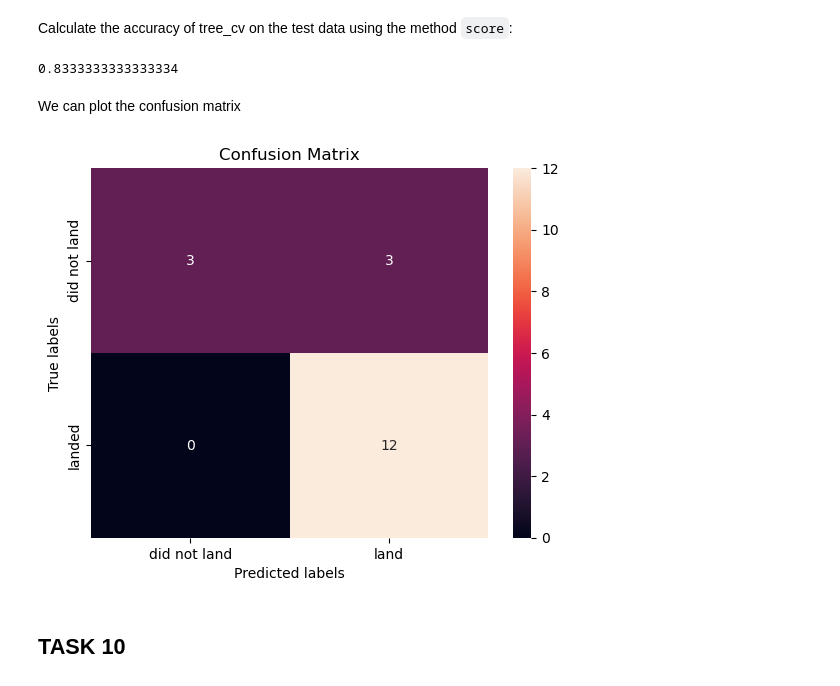
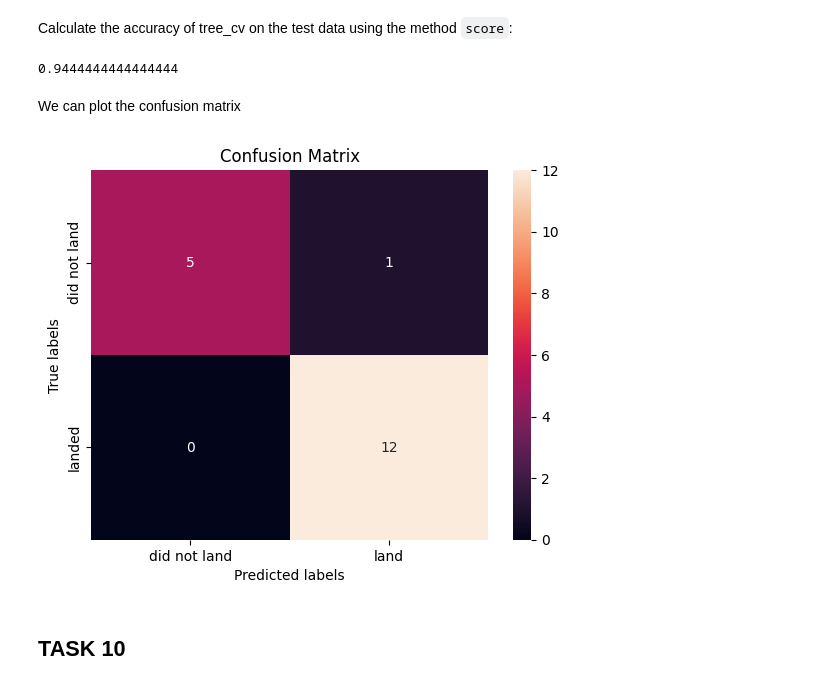
Before and after one commit to JPBergmann/IBM-DS-Capstone, a Jupyter notebook: 5_Predictive_Analysis_(Classification)/Predictive Analysis.ipynb, the cells around one changed output. Drawn from its saved outputs; the diff is of its cells as text; code cells hidden in the pictures.

```diff
--- a/5_Predictive_Analysis_(Classification)/Predictive Analysis.ipynb
+++ b/5_Predictive_Analysis_(Classification)/Predictive Analysis.ipynb
@@ -235,11 +235,11 @@ Create a decision tree classifier object then  create a  <code>GridSearchCV</cod
 parameters = {'criterion': ['gini', 'entropy'],
      'splitter': ['best', 'random'],
      'max_depth': [2*n for n in range(1,10)],
-     'max_features': ['auto', 'sqrt'],
+     'max_features': ['sqrt'],
      'min_samples_leaf': [1, 2, 4],
      'min_samples_split': [2, 5, 10]}
 
 tree = DecisionTreeClassifier()
 # %%
 gscv = GridSearchCV(tree, parameters, cv = 10)
-tree_cv.fit(X_train, Y_train)
+tree_cv = gscv.fit(X_train, Y_train)
@@ -264,14 +256,14 @@ Calculate the accuracy of tree_cv on the test data using the method <code>score<
 # %%
 tree_cv.score(X_test, Y_test)
 # %% [output]
-0.8333333333333334
+0.9444444444444444
 # %% [markdown]
 We can plot the confusion matrix
 # %%
-yhat = svm_cv.predict(X_test)
+yhat = tree_cv.predict(X_test)
 plot_confusion_matrix(Y_test,yhat)
 # %% [output]
-[figure, old version]
+[figure, new version]
 # %% [markdown]
 ## TASK  10
 # %% [markdown]
```
Also changed, not shown: parts of 5 cells of this notebook.
